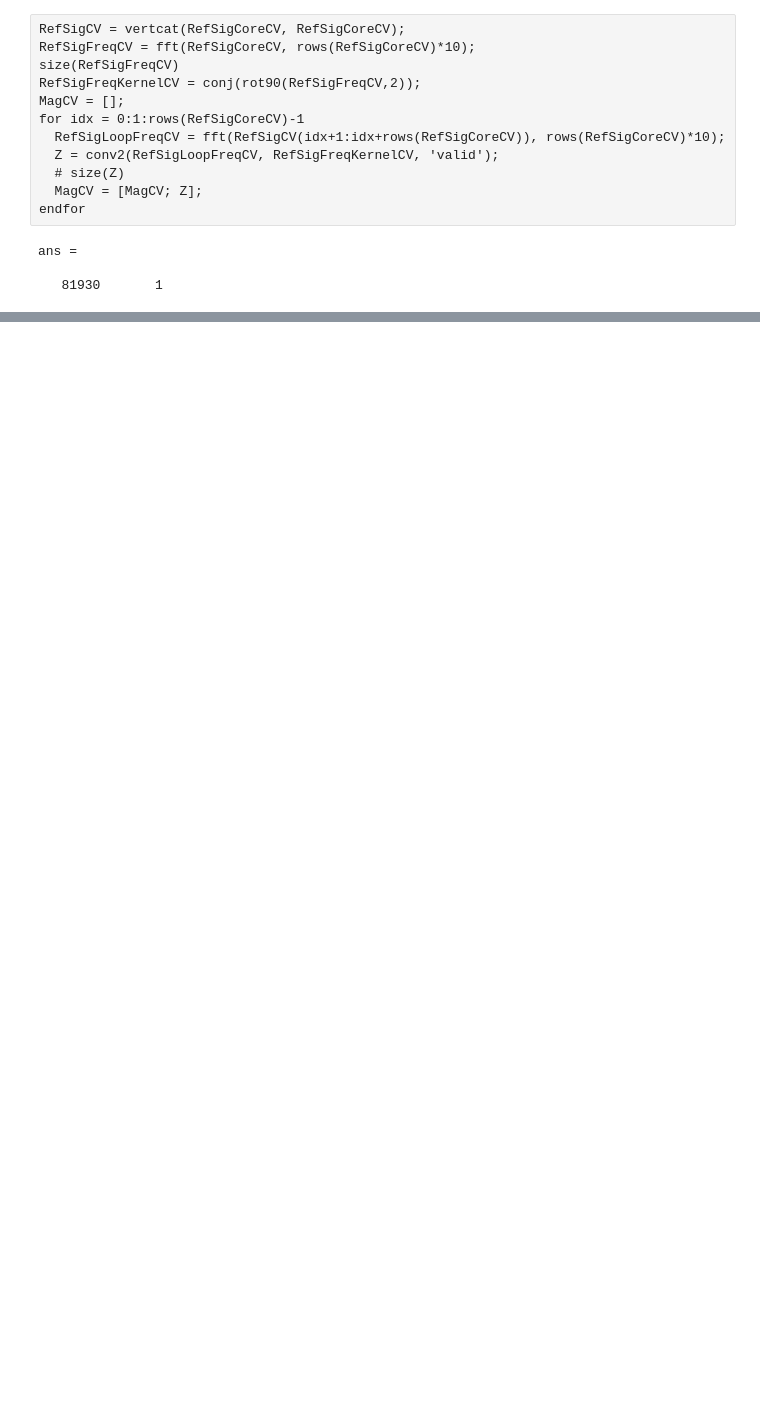
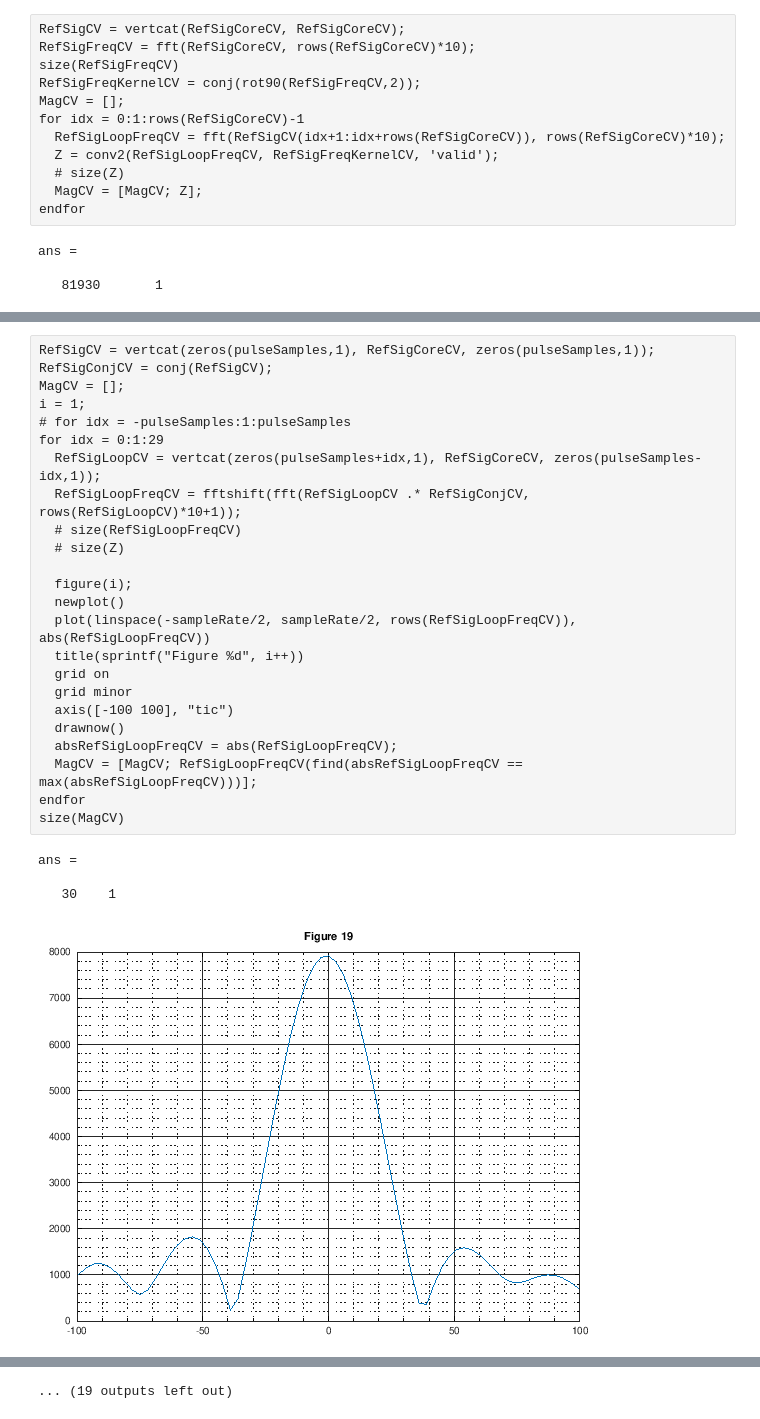
Before and after one commit to tbondy760/sat-chirp, a Jupyter notebook: Costas.ipynb, the cells around one changed output, grey strips where cells are left out. Saved outputs shown, nothing was run; the diff lists cells and outputs as text; blank space fills up the shorter version.

```diff
--- a/Costas.ipynb
+++ b/Costas.ipynb
@@ -210,0 +261,29 @@ ans =
+# %%
+RefSigCV = vertcat(zeros(pulseSamples,1), RefSigCoreCV, zeros(pulseSamples,1));
+RefSigConjCV = conj(RefSigCV);
+MagCV = [];
+i = 1;
+# for idx = -pulseSamples:1:pulseSamples
+for idx = 0:1:29
+  RefSigLoopCV = vertcat(zeros(pulseSamples+idx,1), RefSigCoreCV, zeros(pulseSamples-idx,1));
+  RefSigLoopFreqCV = fftshift(fft(RefSigLoopCV .* RefSigConjCV, rows(RefSigLoopCV)*10+1));
+  # size(RefSigLoopFreqCV)
+  # size(Z)
+
+  figure(i);
+  newplot()
+  plot(linspace(-sampleRate/2, sampleRate/2, rows(RefSigLoopFreqCV)), abs(RefSigLoopFreqCV))
+  title(sprintf("Figure %d", i++))
+  grid on
+  grid minor
+  axis([-100 100], "tic")
+  drawnow()
+  absRefSigLoopFreqCV = abs(RefSigLoopFreqCV);
+  MagCV = [MagCV; RefSigLoopFreqCV(find(absRefSigLoopFreqCV == max(absRefSigLoopFreqCV)))];
+endfor
+size(MagCV)
+# %% [output]
+ans =
+
+   30    1
+[figure, added]
@@ -210,0 +300 @@ ans =
+... (19 outputs left out)
```
Also changed, not shown: parts of 14 cells of this notebook.
